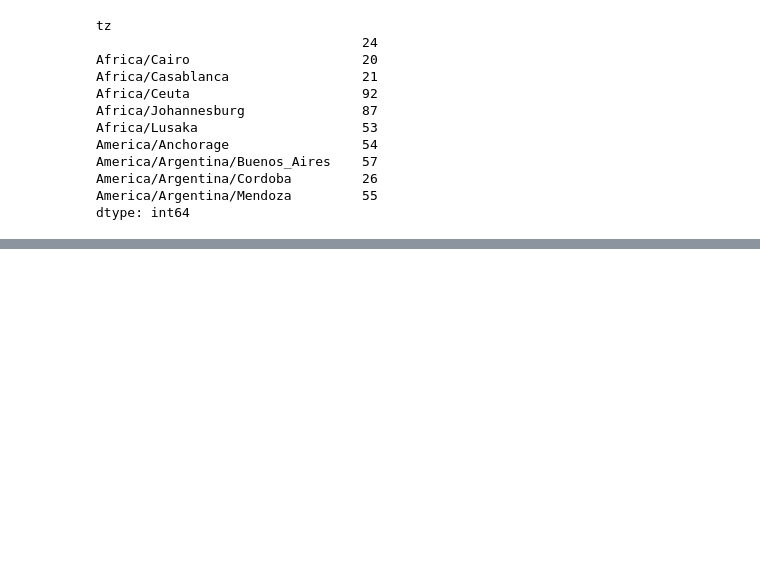
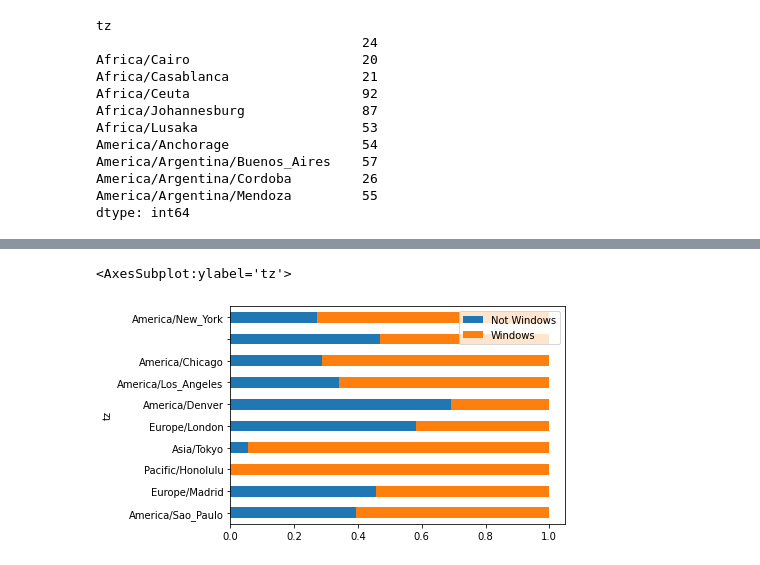
Before and after one commit to fabiodm7/stuPy, a Jupyter notebook: dataAnalysis/chptr2.ipynb, the cells around one changed output, grey strips where cells are left out. Saved outputs shown, nothing was run; the diff lists cells and outputs as text; code cells hidden in the pictures; blank space fills up the shorter version.

```diff
--- a/dataAnalysis/chptr2.ipynb
+++ b/dataAnalysis/chptr2.ipynb
@@ -268,0 +292,5 @@ dtype: int64
+# %%
+normed_subset.plot(kind='barh',stacked=True)
+# %% [output]
+<AxesSubplot:ylabel='tz'>
+[figure, added]
```
Also changed, not shown: parts of 3 cells of this notebook.
